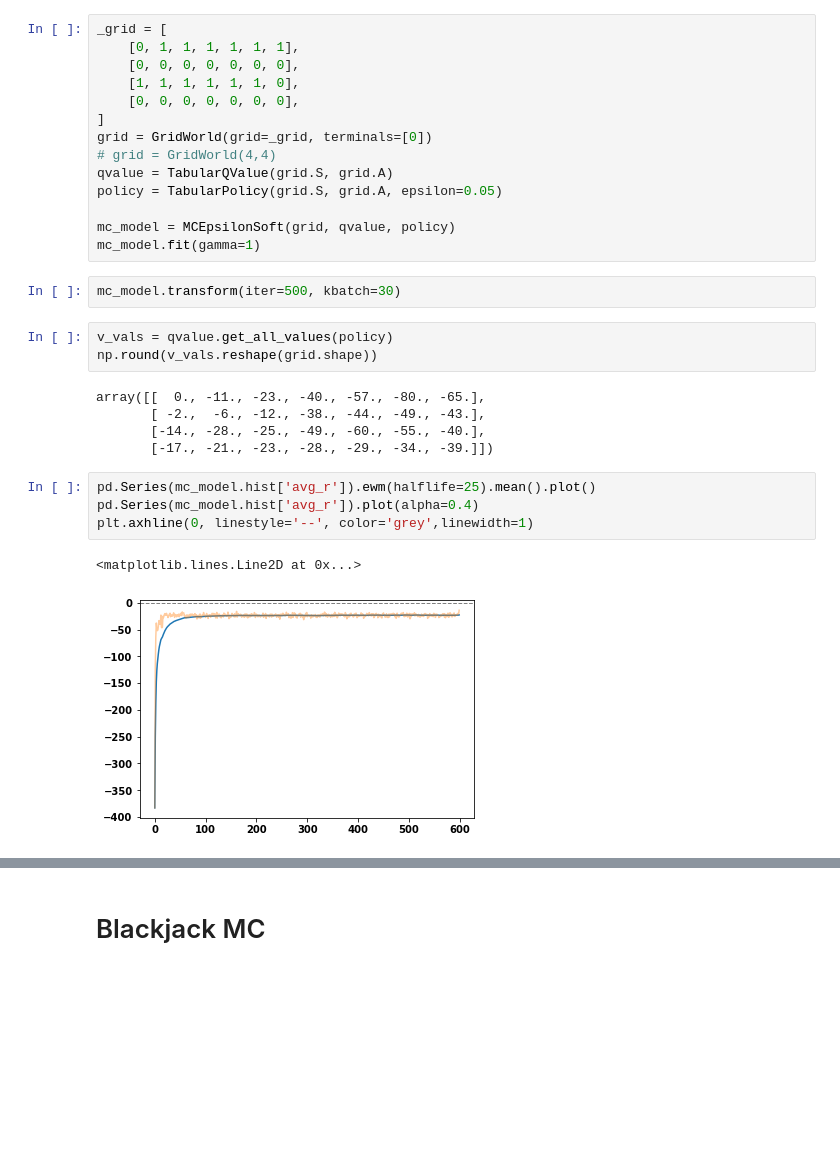
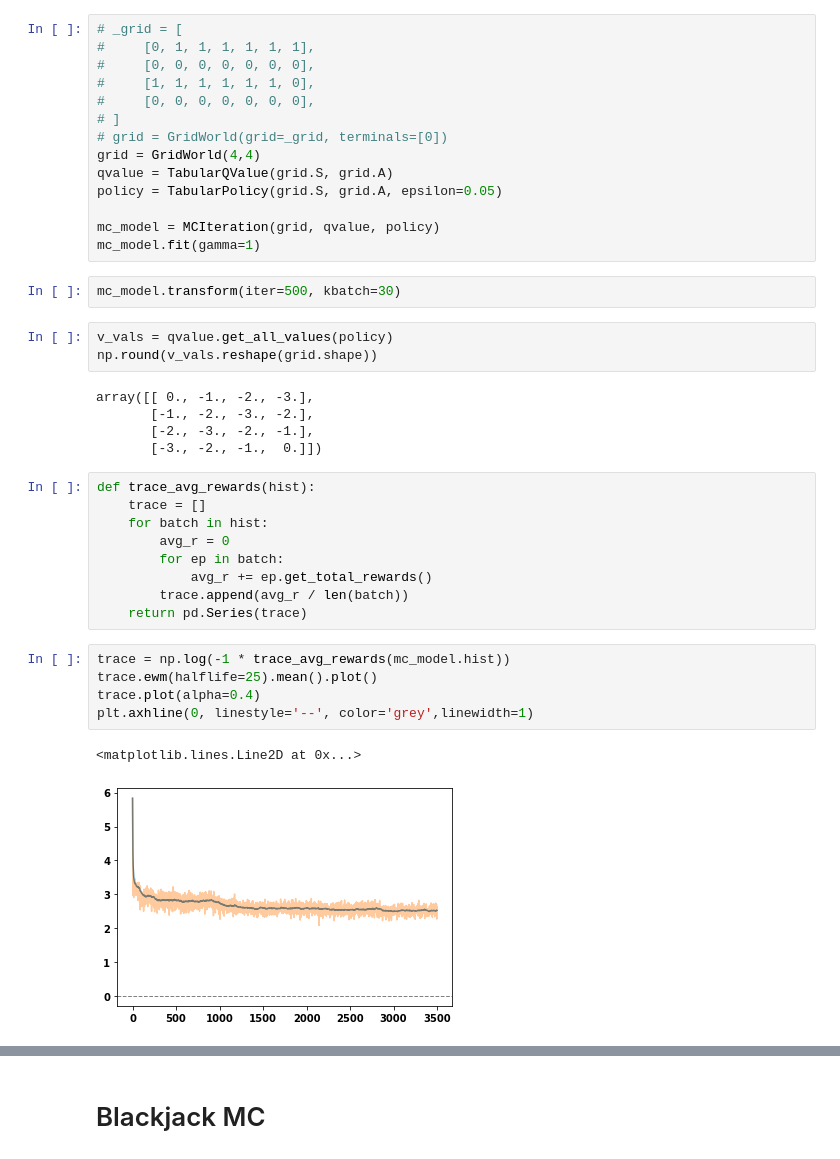
Before and after one commit to WHITSNAK/rflearn, a Jupyter notebook: notebooks/chapter 5.ipynb, the cells around one changed output, grey strips where cells are left out. Drawn from its saved outputs; the diff is of its cells as text; blank space fills up the shorter version.

```diff
--- a/notebooks/chapter 5.ipynb
+++ b/notebooks/chapter 5.ipynb
@@ -44,18 +44,18 @@ plt.axhline(0, linestyle='--', color='grey',linewidth=1)
 # %% [markdown]
 # Gridworld MC
 # %%
-_grid = [
-    [0, 1, 1, 1, 1, 1, 1],
-    [0, 0, 0, 0, 0, 0, 0],
-    [1, 1, 1, 1, 1, 1, 0],
-    [0, 0, 0, 0, 0, 0, 0],
-]
-grid = GridWorld(grid=_grid, terminals=[0])
-# grid = GridWorld(4,4)
+# _grid = [
+#     [0, 1, 1, 1, 1, 1, 1],
+#     [0, 0, 0, 0, 0, 0, 0],
+#     [1, 1, 1, 1, 1, 1, 0],
+#     [0, 0, 0, 0, 0, 0, 0],
+# ]
+# grid = GridWorld(grid=_grid, terminals=[0])
+grid = GridWorld(4,4)
 qvalue = TabularQValue(grid.S, grid.A)
 policy = TabularPolicy(grid.S, grid.A, epsilon=0.05)
 
-mc_model = MCEpsilonSoft(grid, qvalue, policy)
+mc_model = MCIteration(grid, qvalue, policy)
 mc_model.fit(gamma=1)
 # %%
 mc_model.transform(iter=500, kbatch=30)
@@ -63,17 +63,27 @@ mc_model.transform(iter=500, kbatch=30)
 v_vals = qvalue.get_all_values(policy)
 np.round(v_vals.reshape(grid.shape))
 # %% [output]
-array([[  0., -11., -23., -40., -57., -80., -65.],
-       [ -2.,  -6., -12., -38., -44., -49., -43.],
-       [-14., -28., -25., -49., -60., -55., -40.],
-       [-17., -21., -23., -28., -29., -34., -39.]])
+array([[ 0., -1., -2., -3.],
+       [-1., -2., -3., -2.],
+       [-2., -3., -2., -1.],
+       [-3., -2., -1.,  0.]])
+# %%
+def trace_avg_rewards(hist):
+    trace = []
+    for batch in hist:
+        avg_r = 0
+        for ep in batch:
+            avg_r += ep.get_total_rewards()
+        trace.append(avg_r / len(batch))
+    return pd.Series(trace)
 # %%
-pd.Series(mc_model.hist['avg_r']).ewm(halflife=25).mean().plot()
-pd.Series(mc_model.hist['avg_r']).plot(alpha=0.4)
+trace = np.log(-1 * trace_avg_rewards(mc_model.hist))
+trace.ewm(halflife=25).mean().plot()
+trace.plot(alpha=0.4)
 plt.axhline(0, linestyle='--', color='grey',linewidth=1)
 # %% [output]
 <matplotlib.lines.Line2D at 0x...>
-[figure, old version]
+[figure, new version]
 # %%
 pd.Series(mc_model.sa_counts).unstack()[mc_model.env.A]
 # %% [output]
```
Also changed, not shown: parts of 4 cells of this notebook, 8 other files.
